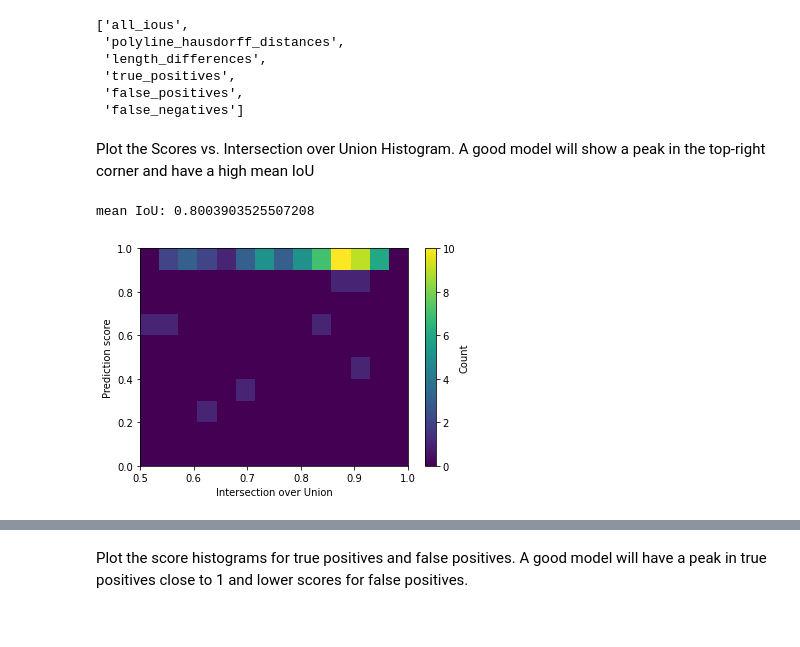
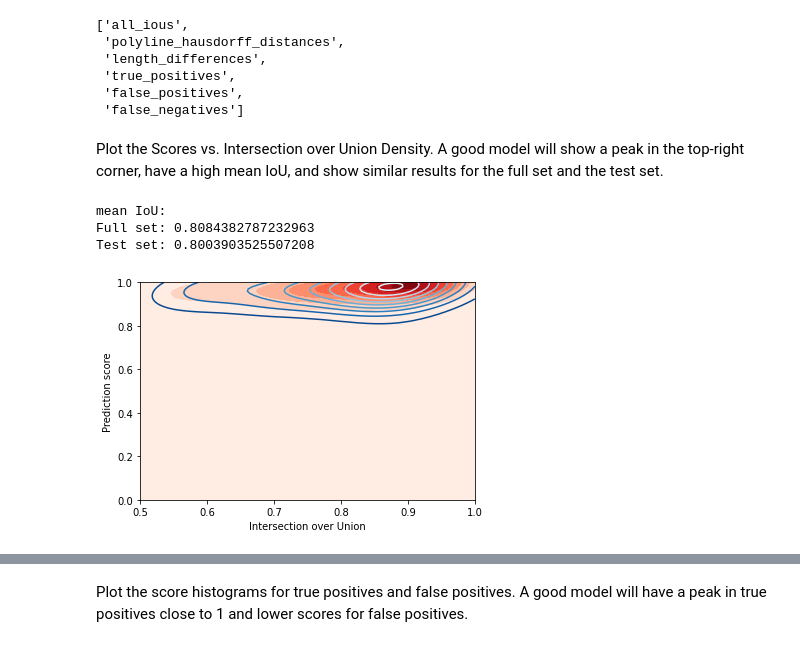
Before and after one commit to J-Wall/camfi, a Jupyter notebook: examples/annotation_evaluation.ipynb, the cells around one changed output, grey strips where cells are left out. Drawn from its saved outputs; the diff is of its cells as text; code cells hidden in the pictures.

```diff
--- a/examples/annotation_evaluation.ipynb
+++ b/examples/annotation_evaluation.ipynb
@@ -26,31 +31,57 @@ list(validation.keys())
  'false_positives',
  'false_negatives']
 # %% [markdown]
-Plot the Scores vs. Intersection over Union Histogram. A good model will show a peak in the top-right corner and have a high mean IoU
+Plot the Scores vs. Intersection over Union Density. A good model will show a peak in the top-right corner, have a high mean IoU, and show similar results for the full set and the test set.
-# %%
-score_bins = np.linspace(0., 1., num=11)
-
-ious, iou_scores = zip(*validation["all_ious"])
-ious = np.array(ious)
-iou_scores = np.array(iou_scores)
-
-fig = plt.figure()
-
-ax = fig.add_subplot(
-    111,
-    xlabel="Intersection over Union",
-    ylabel="Prediction score",
-)
-
-iou_hist = ax.hist2d(
-    ious,
-    iou_scores,
-    bins=(np.linspace(0.5, 1., num=15), score_bins)
-)
-plt.colorbar(iou_hist[-1], label="Count")
-
-print(f"mean IoU: {np.mean(ious)}")
-# %% [output]
-mean IoU: 0.8003903525507208
-[figure, removed]
+# %%
+fig = plt.figure()
+
+ax = fig.add_subplot(
+    111,
+    xlabel="Intersection over Union",
+    ylabel="Prediction score",
+)
+
+iou_X, iou_Y = np.mgrid[0.5:1.:100j, 0.:1.:100j]
+iou_positions = np.vstack([iou_X.ravel(), iou_Y.ravel()])
+
+# All images
+ious_all, iou_scores_all = zip(*validation_all["all_ious"])
+ious_all = np.array(ious_all)
+iou_scores_all = np.array(iou_scores_all)
+
+iou_kernel_all = gaussian_kde(np.vstack([ious_all, iou_scores_all]))
+iou_values_all = np.reshape(iou_kernel_all(iou_positions).T, iou_X.shape)
+
+p = ax.contourf(
+    iou_X,
+    iou_Y,
+    iou_values_all,
+    levels=10,
+    cmap="Reds",
+)
+
+# Test set
+ious, iou_scores = zip(*validation["all_ious"])
+ious = np.array(ious)
+iou_scores = np.array(iou_scores)
+
+iou_kernel = gaussian_kde(np.vstack([ious, iou_scores]))
+iou_values = np.reshape(iou_kernel(iou_positions).T, iou_X.shape)
+
+p = ax.contour(
+    iou_X,
+    iou_Y,
+    iou_values,
+    levels=10,
+    cmap="Blues_r",
+)
+
+print("mean IoU:")
+print(f"Full set: {np.mean(ious_all)}")
+print(f"Test set: {np.mean(ious)}")
+# %% [output]
+mean IoU:
+Full set: 0.8084382787232963
+Test set: 0.8003903525507208
+[figure, added]
 # %% [markdown]
```
Also changed, not shown: parts of 14 cells of this notebook, 2 other files.
